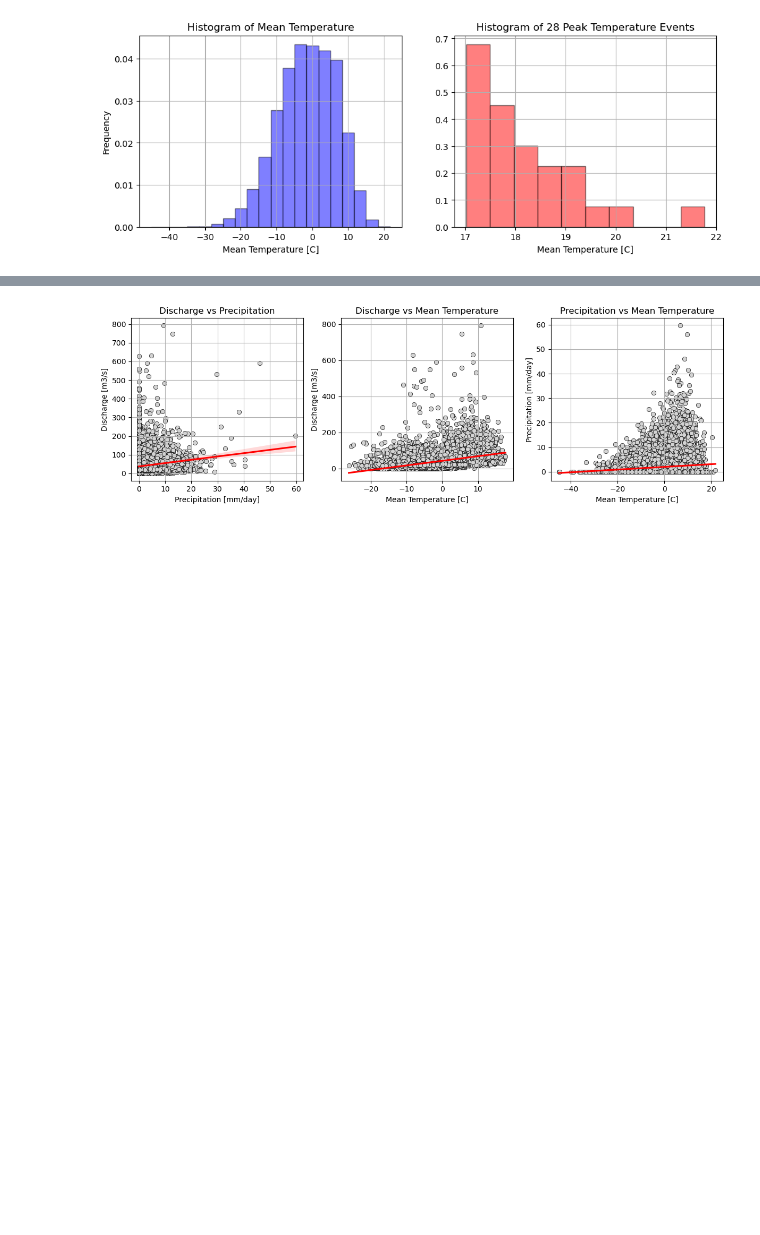
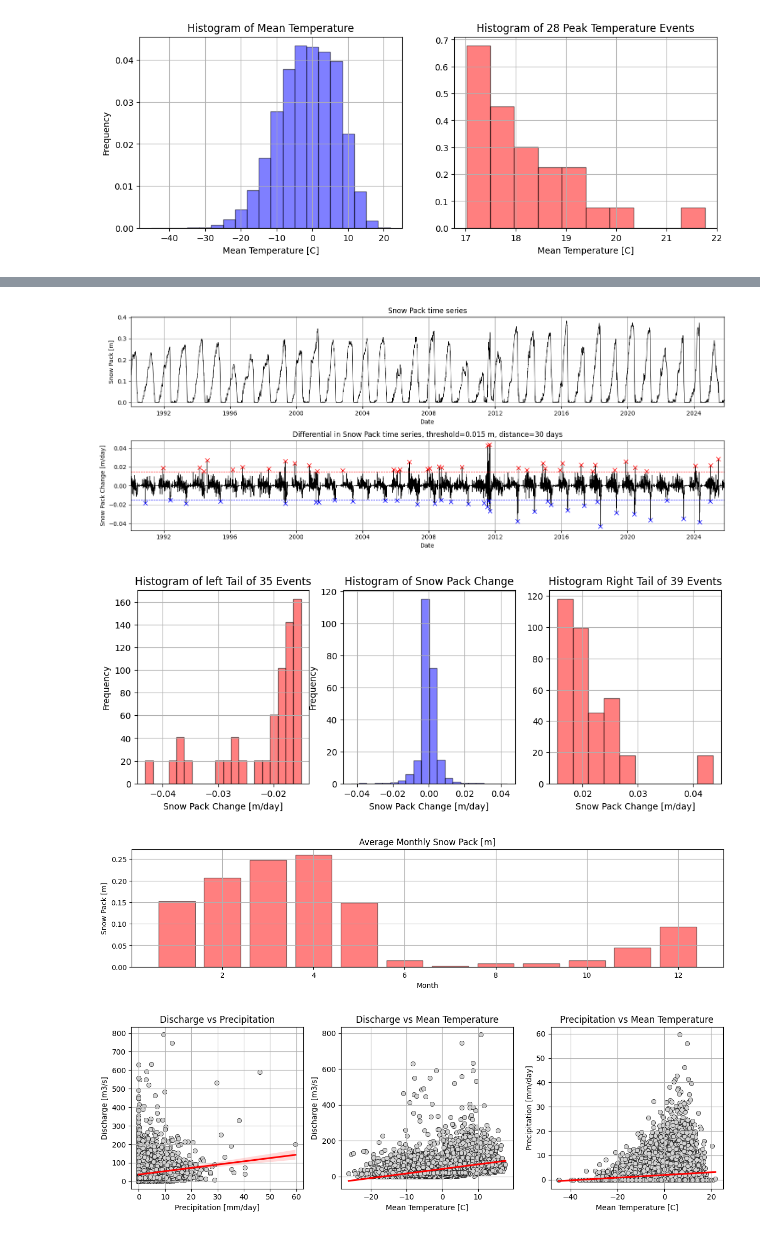
Before and after one commit to maxblw/CEGM2005_glommaproject, a Jupyter notebook: Data_analysis/Data_analysis.ipynb, the cells around one changed output, grey strips where cells are left out. Saved outputs shown, nothing was run; the diff lists cells and outputs as text; code cells hidden in the pictures; blank space fills up the shorter version.

```diff
--- a/Data_analysis/Data_analysis.ipynb
+++ b/Data_analysis/Data_analysis.ipynb
@@ -169,3 +175,70 @@ plt.savefig("..\\Figures\\precipitation_analysis_hist.png", dpi=300)
+# %%
+data = df[["Snowpack [m]"]].copy()
+peaks, _ = find_peaks(data["Snowpack [m]"].values, height=0.1, distance=300)
+exces = data.iloc[peaks].values
+dpeak = data.index[peaks]
+data.dropna(inplace=True)
+
+data_monthly = data.groupby(data.index.month).mean()
+
+distance_peak = 30
+thresh = 0.015
+diff = data["Snowpack [m]"].diff()
+neg_peaks, _ = find_peaks(-diff.values, height=thresh, distance=distance_peak)
+neg_exces = diff.iloc[neg_peaks].values
+neg_dpeak = diff.index[neg_peaks]
+peaks_snowmelt, _ = find_peaks(diff.values, height=thresh, distance=distance_peak)
+exces_snowmelt = diff.iloc[peaks_snowmelt].values
+dpeak_snowmelt = diff.index[peaks_snowmelt]
+
+fig, axes = plt.subplots(2, figsize=(w_time, h_time * 2), layout='tight')
+axes[0].plot(data.index, data.values, color=lc, linewidth=lw)
+axes[0].set_title(f"Snow Pack time series")
+axes[0].set_xlabel("Date")
+axes[0].set_ylabel("Snow Pack [m]")
+axes[0].grid()
+axes[0].set_xlim([data[data > 0].index.min(), data[data > 0].index.max()])
+
+axes[1].plot(diff.index, diff.values, color=lc, linewidth=lw)
+axes[1].plot(dpeak_snowmelt, exces_snowmelt, marker=mt, color=mc, markersize=ms, linestyle='None')
+axes[1].plot(neg_dpeak, neg_exces, marker=mt, color='blue', markersize=ms, linestyle='None')
+axes[1].set_title(f"Differential in Snow Pack time series, threshold={thresh} m, distance={distance_peak} days")
+axes[1].set_xlabel("Date")
+axes[1].set_ylabel("Snow Pack Change [m/day]")
+axes[1].grid()
+axes[1].set_xlim([data[data > 0].index.min(), data[data > 0].index.max()])
+axes[1].hlines(thresh, data.index.min(), data.index.max(), color='red', linestyle='--', label=f'Peak Threshold ({thresh} m/day)', lw=lw)
+axes[1].hlines(-thresh, data.index.min(), data.index.max(), color='blue', linestyle='--', label=f'Negative Peak Threshold (-{thresh} m/day)', lw=lw)
+
+fig, axes = plt.subplots(1, 3, figsize=(w_hist, h_hist))
+axes[0].hist(neg_exces, bins=20, color='red', edgecolor='black', alpha=alpha, density=True)
+axes[0].set_title(f"Histogram of left Tail of {len(neg_exces)} Events")
+axes[0].set_xlabel("Snow Pack Change [m/day]")
+axes[0].set_ylabel("Frequency")
+axes[0].grid()
+
+axes[1].hist(diff, bins=20, color='blue', edgecolor='black', alpha=alpha, density=True)
+axes[1].set_title("Histogram of Snow Pack Change")
+axes[1].set_xlabel("Snow Pack Change [m/day]")
+axes[1].set_ylabel("Frequency")
+axes[1].grid()
+
+axes[2].set_title(f"Histogram Right Tail of {len(peaks_snowmelt)} Events")
+axes[2].set_xlabel("Snow Pack Change [m/day]")
+axes[2].hist(exces_snowmelt, bins=10, color='red', edgecolor='black', alpha=alpha, density=True)
+axes[2].grid()
+
+fig, ax = plt.subplots(figsize=(w_time, h_time))
+ax.bar(data_monthly.index, data_monthly["Snowpack [m]"].values, color='red', alpha=alpha, edgecolor='black')
+ax.grid()
+ax.set_title("Average Monthly Snow Pack [m]")
+ax.set_xlabel("Month")
+ax.set_ylabel("Snow Pack [m]")
+plt.savefig("..\\Figures\\snowpack_analysis_monthly.png", dpi=300)
+# %% [output]
+[figure, added]
+[figure, added]
+[figure, added]
 # %%
 ### correlation ###
 fig, axes = plt.subplots(1,3, figsize=(w_hist, h_hist), layout='tight')
```
Also changed, not shown: parts of 7 cells of this notebook, 10 other files.
